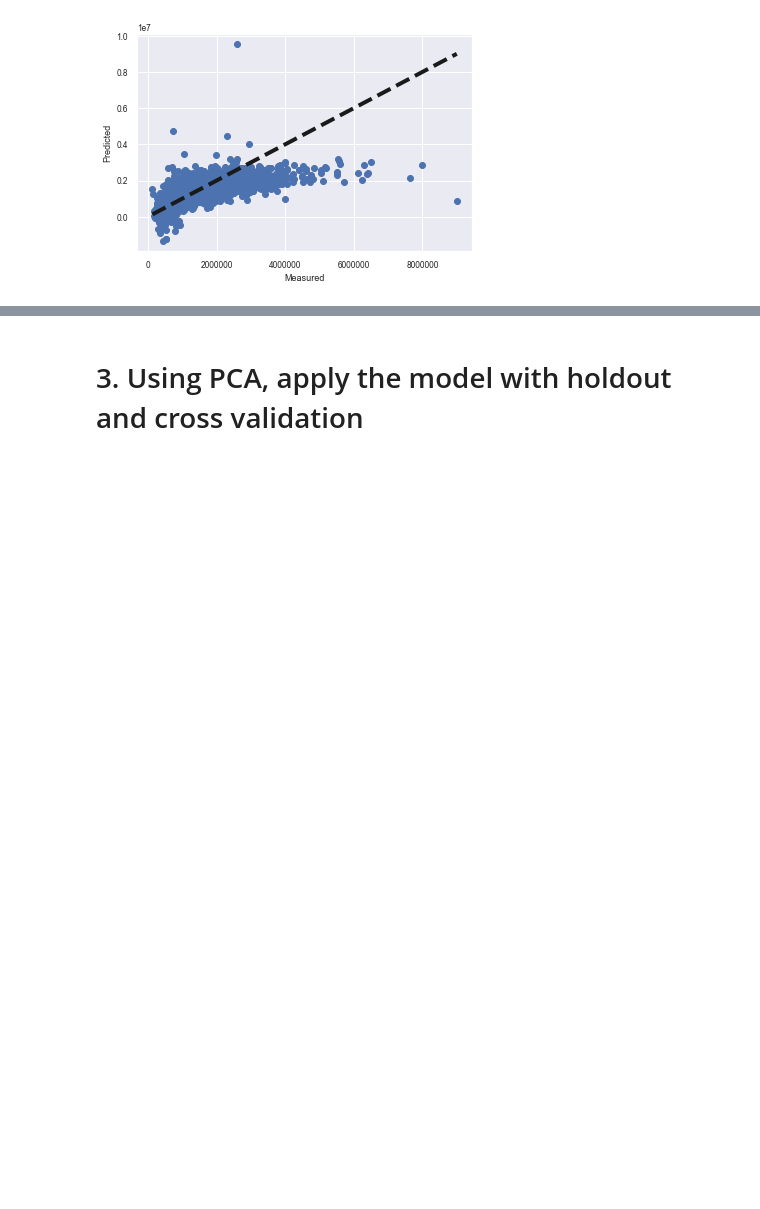
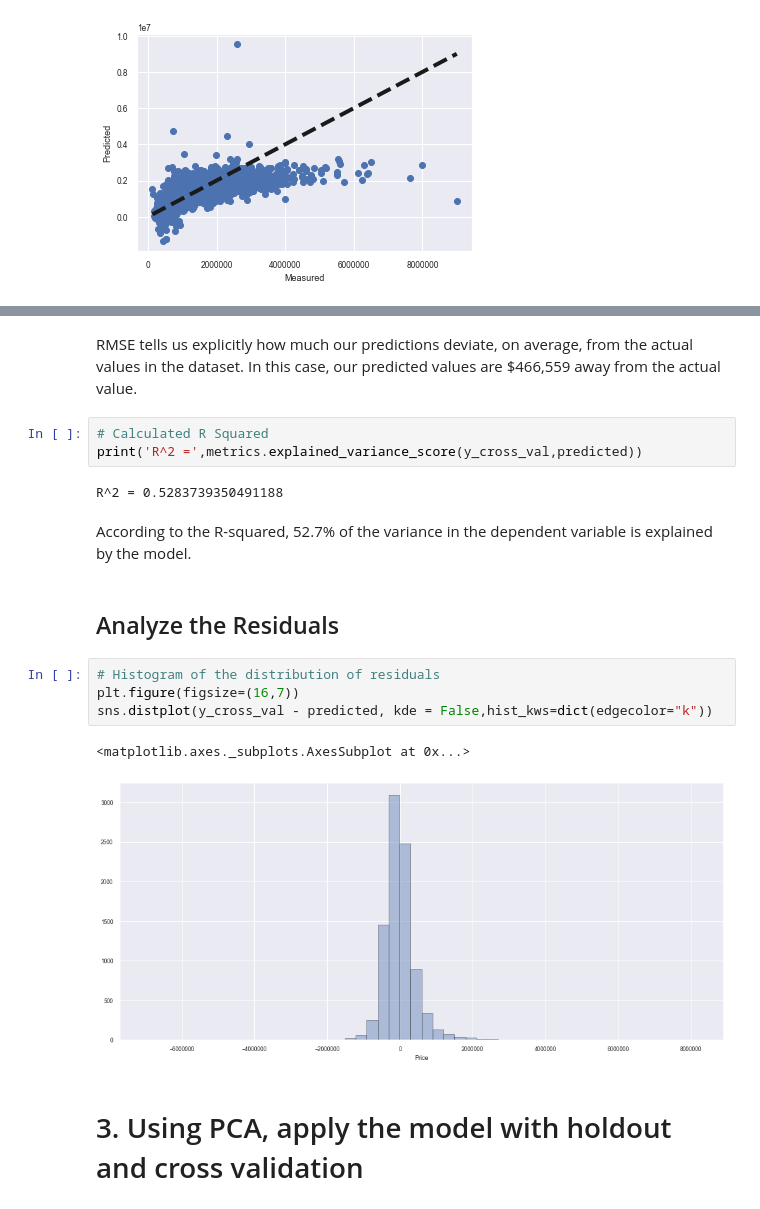
Before and after one commit to danghung-dev/cbd-assignment, a Jupyter notebook: assignment4 Melbourne Housing Project/assignment4.ipynb, the cells around one changed output, grey strips where cells are left out. Saved outputs shown, nothing was run; the diff lists cells and outputs as text; blank space fills up the shorter version.

```diff
--- a/assignment4 Melbourne Housing Project/assignment4.ipynb
+++ b/assignment4 Melbourne Housing Project/assignment4.ipynb
@@ -299,3 +344,21 @@ plt.show()
+# %% [markdown]
+RMSE tells us explicitly how much our predictions deviate, on average, from the actual values in the dataset. In this case, our predicted values are $466,559 away from the actual value.
+# %%
+# Calculated R Squared
+print('R^2 =',metrics.explained_variance_score(y_cross_val,predicted))
+# %% [output]
+R^2 = 0.5283739350491188
+# %% [markdown]
+According to the R-squared, 52.7% of the variance in the dependent variable is explained by the model.
+# %% [markdown]
+## Analyze the Residuals
+# %%
+# Histogram of the distribution of residuals
+plt.figure(figsize=(16,7))
+sns.distplot(y_cross_val - predicted, kde = False,hist_kws=dict(edgecolor="k"))
+# %% [output]
+<matplotlib.axes._subplots.AxesSubplot at 0x...>
+[figure, added]
 # %% [markdown]
 # 3. Using PCA, apply the model with holdout and cross validation
 # %% [markdown]
```
Also changed, not shown: parts of 29 cells of this notebook.
